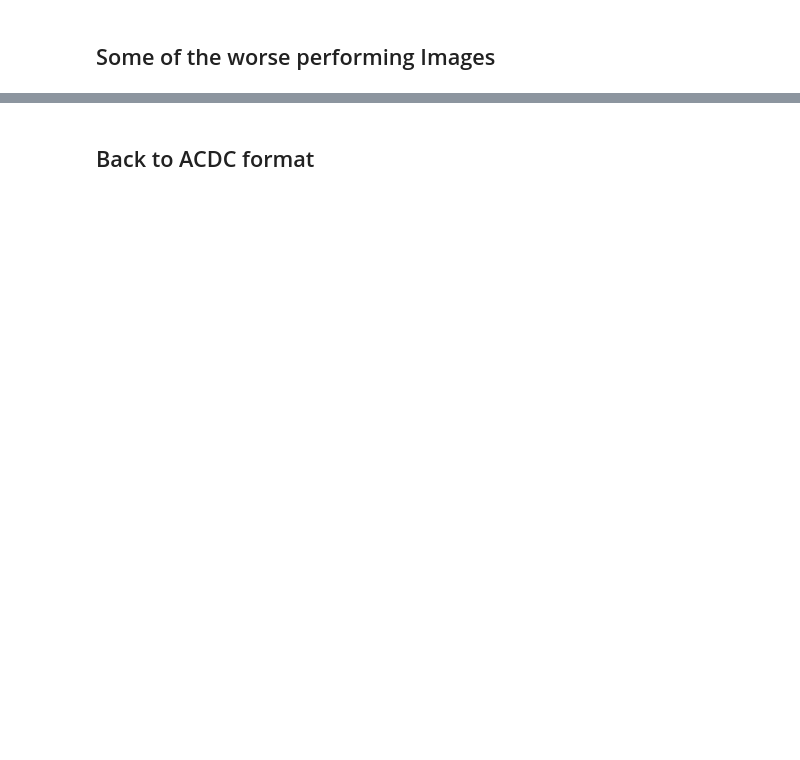
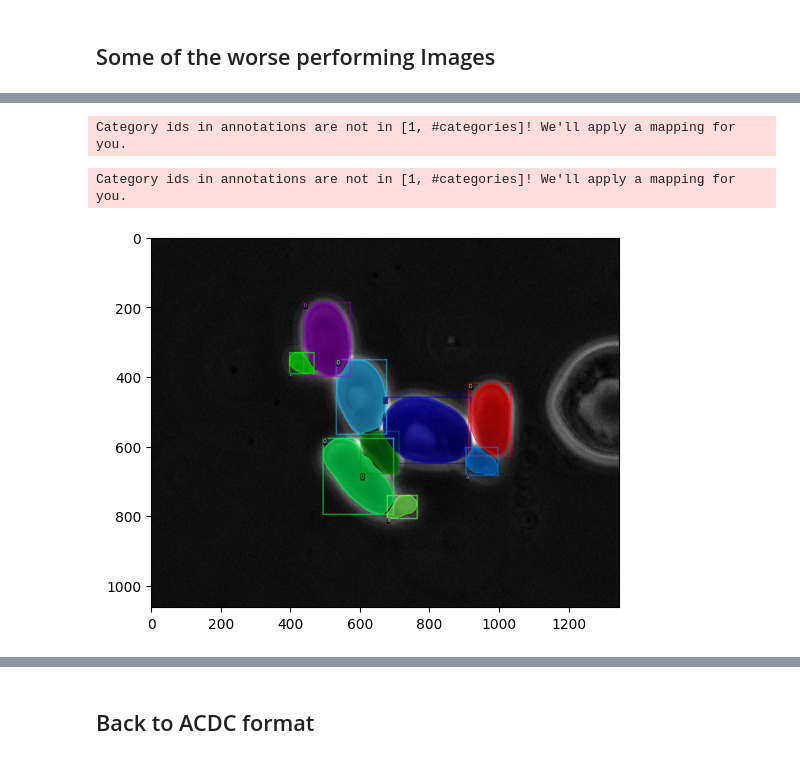
Before and after one commit to SchmollerLab/activeInstanceSegment, a Jupyter notebook: jupyter_notebooks/degugging_pipeline.ipynb, the cells around one changed output, grey strips where cells are left out. Cells and saved outputs as stored; diff of their text form; code cells hidden in the pictures; blank space fills up the shorter version.

```diff
--- a/jupyter_notebooks/degugging_pipeline.ipynb
+++ b/jupyter_notebooks/degugging_pipeline.ipynb
@@ -271,3 +260,12 @@ Category ids in annotations are not in [1, #categories]! We'll apply a mapping f
+# %%
+ds_json = DatasetCatalog.get(get_dataset_name(ACDC_LARGE,TEST))
+# %% [output]
+Category ids in annotations are not in [1, #categories]! We'll apply a mapping for you.
+# %%
+plot_ground_truth(DatasetCatalog.get(get_dataset_name(ACDC_LARGE,TRAIN))[100])
+# %% [output]
+Category ids in annotations are not in [1, #categories]! We'll apply a mapping for you.
+[figure, added]
 # %%
 cfg.MODEL.WEIGHTS = os.path.join(cfg.OUTPUT_DIR, "model_final.pth")  # path to the model we just trained
 cfg.MODEL.ROI_HEADS.SCORE_THRESH_TEST = 0.7   # set a custom testing threshold
```
Also changed, not shown: parts of 30 cells of this notebook, 6 other files.
